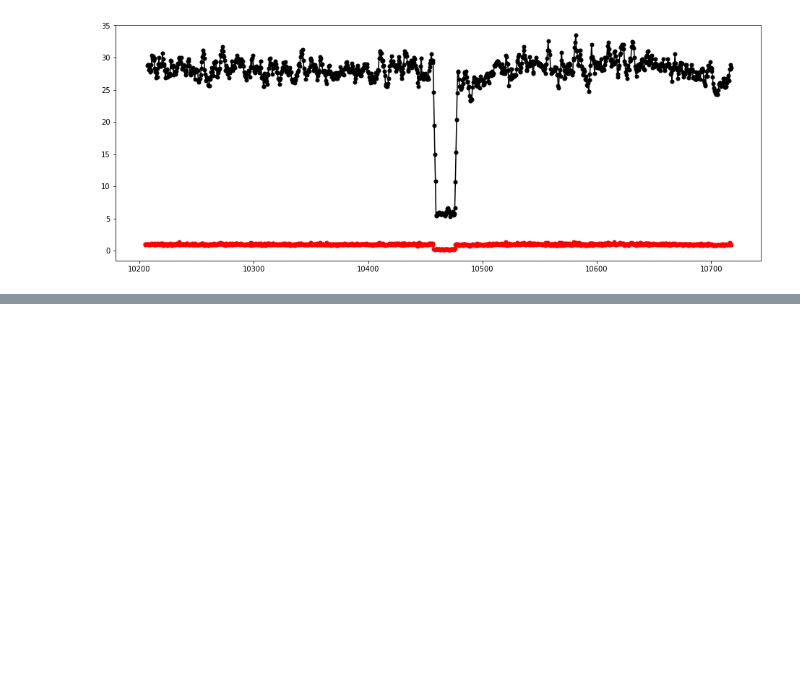
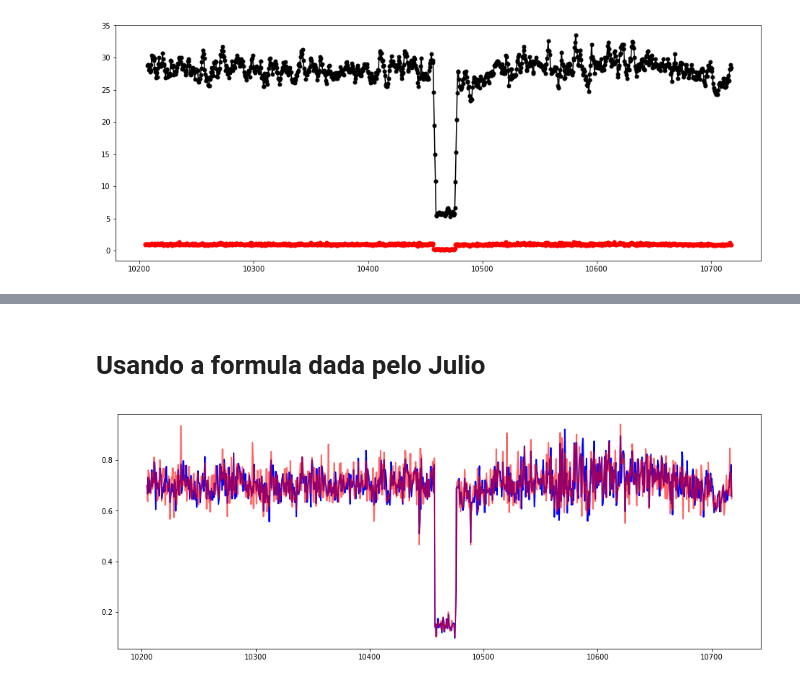
Before and after one commit to fredifqh/occu_chariklo, a Jupyter notebook: photometry_chariklo.ipynb, the cells around one changed output, grey strips where cells are left out. Drawn from its saved outputs; the diff is of its cells as text; code cells hidden in the pictures; blank space fills up the shorter version.

```diff
--- a/photometry_chariklo.ipynb
+++ b/photometry_chariklo.ipynb
@@ -138,0 +136,2 @@ df.head(5)
+# %% [markdown]
+# Usando a formula dada pelo Julio
@@ -138,0 +140,12 @@ df.head(5)
+# %%
+import pandas as pd
+import numpy as np
+import matplotlib.pyplot as plt
+
+teste = pd.read_table("teste.dat", sep="\s+", header=None)
+fig = plt.figure(figsize=(16, 6))
+plt.plot(teste[0], teste[1]/teste[3], 'b-', ms=5, lw=2.0) # media deslizante
+plt.plot(teste[0], teste[1]/teste[2], 'r-', ms=2, lw=2.0, alpha=0.6) # original
+plt.show()
+# %% [output]
+[figure, added]
```
Also changed, not shown: parts of 8 cells of this notebook.
